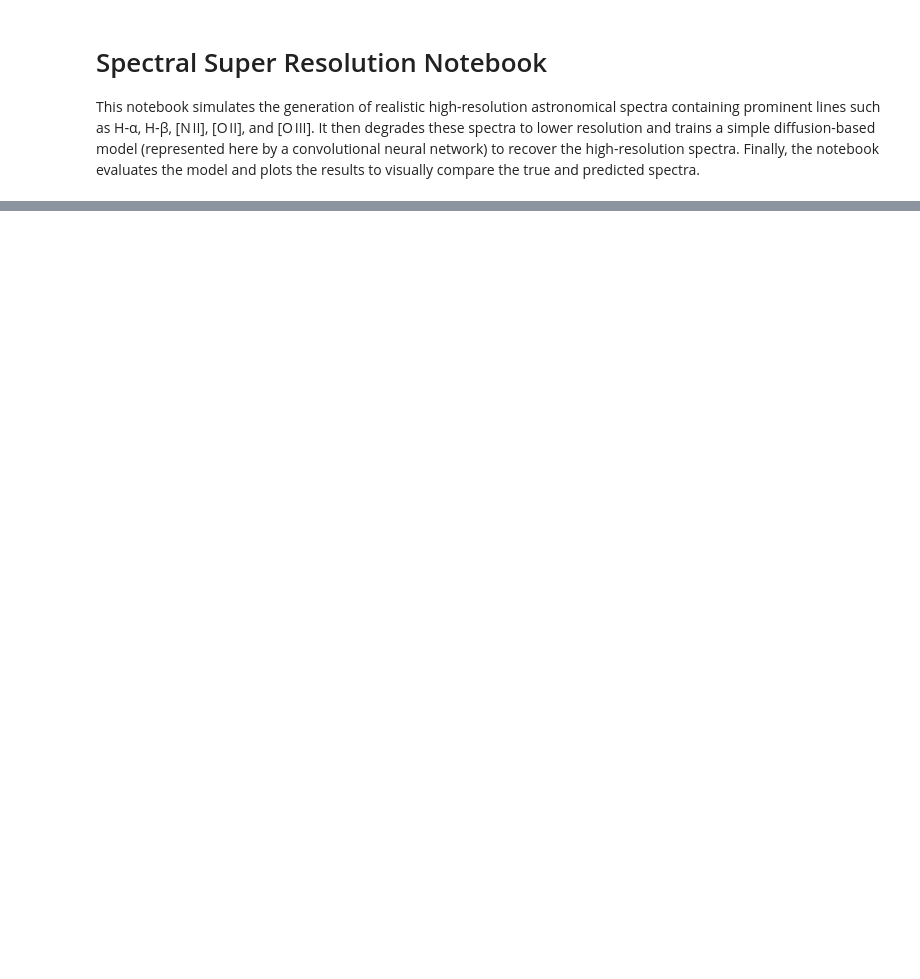
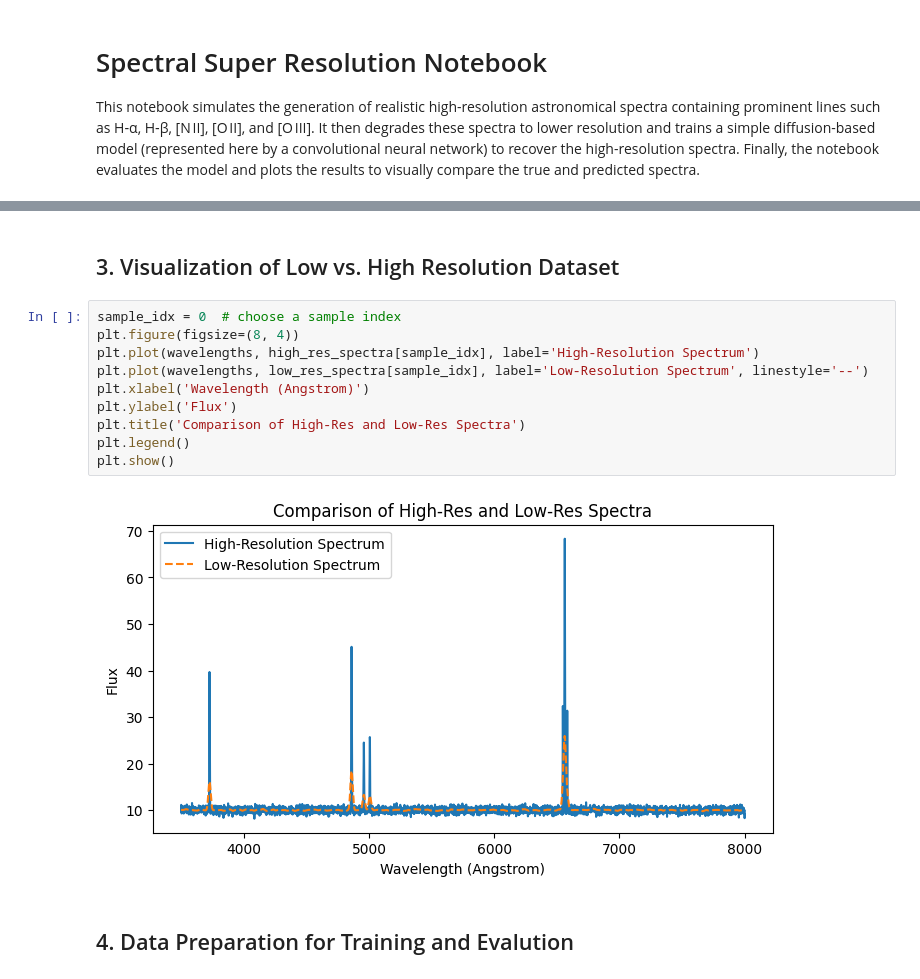
Before and after one commit to aryana-haghjoo/super_resolution, a Jupyter notebook: toy_model/low_to_high_spectra.ipynb, the cells around one changed output, grey strips where cells are left out. Drawn from its saved outputs; the diff is of its cells as text; blank space fills up the shorter version.

Commit message:
added a fined result from low:high spectra

```diff
--- a/toy_model/low_to_high_spectra.ipynb
+++ b/toy_model/low_to_high_spectra.ipynb
@@ -167,0 +61,16 @@ Epoch 10/10, Loss: 2.8035
+# %% [markdown]
+## 3. Visualization of Low vs. High Resolution Dataset
+# %%
+sample_idx = 0  # choose a sample index
+plt.figure(figsize=(8, 4))
+plt.plot(wavelengths, high_res_spectra[sample_idx], label='High-Resolution Spectrum')
+plt.plot(wavelengths, low_res_spectra[sample_idx], label='Low-Resolution Spectrum', linestyle='--')
+plt.xlabel('Wavelength (Angstrom)')
+plt.ylabel('Flux')
+plt.title('Comparison of High-Res and Low-Res Spectra')
+plt.legend()
+plt.show()
+# %% [output]
+[figure, added]
+# %% [markdown]
+## 4. Data Preparation for Training and Evalution
```
Also changed, not shown: parts of 12 cells of this notebook.
